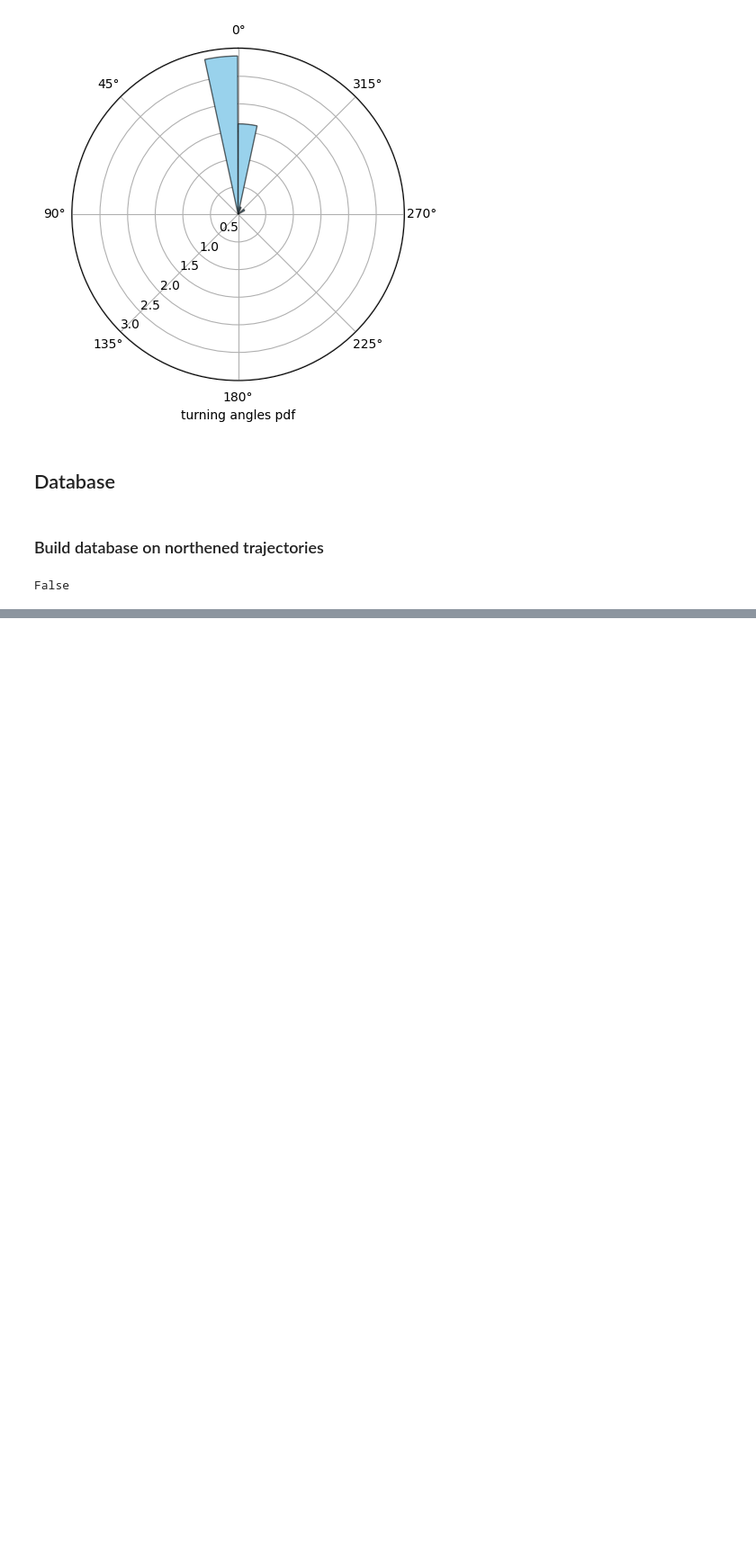
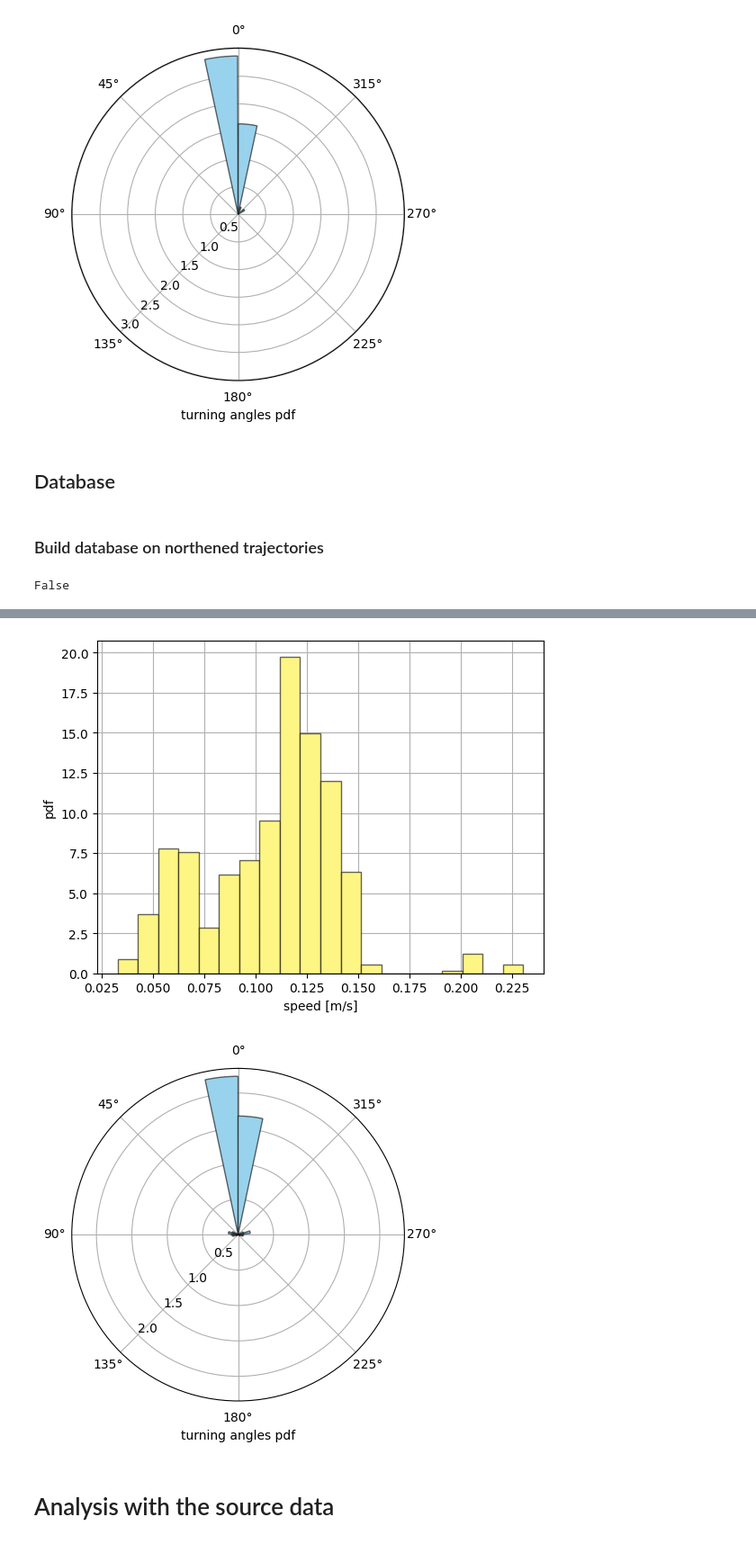
Before and after one commit to adhocmaster/diverging-trajectories, a Jupyter notebook: src/notebooks/break-by-y-axis.ipynb, the cells around one changed output, grey strips where cells are left out. Shown at 90% size. Cells and saved outputs as stored; diff of their text form; code cells hidden in the pictures; blank space fills up the shorter version.

Commit message:
next get data from our jaywalker and test

```diff
--- a/src/notebooks/break-by-y-axis.ipynb
+++ b/src/notebooks/break-by-y-axis.ipynb
@@ -350,0 +366,8 @@ TypeError: getPatternsByHeadingStart() got an unexpected keyword argument 'round
+# %%
+patternVisualizer.speedHist(trajPatterns)
+patternVisualizer.turnHist(trajPatterns)
+# %% [output]
+[figure, added]
+[figure, added]
+# %% [markdown]
+# Analysis with the source data
```
Also changed, not shown: parts of 14 cells of this notebook, 5 other files.
